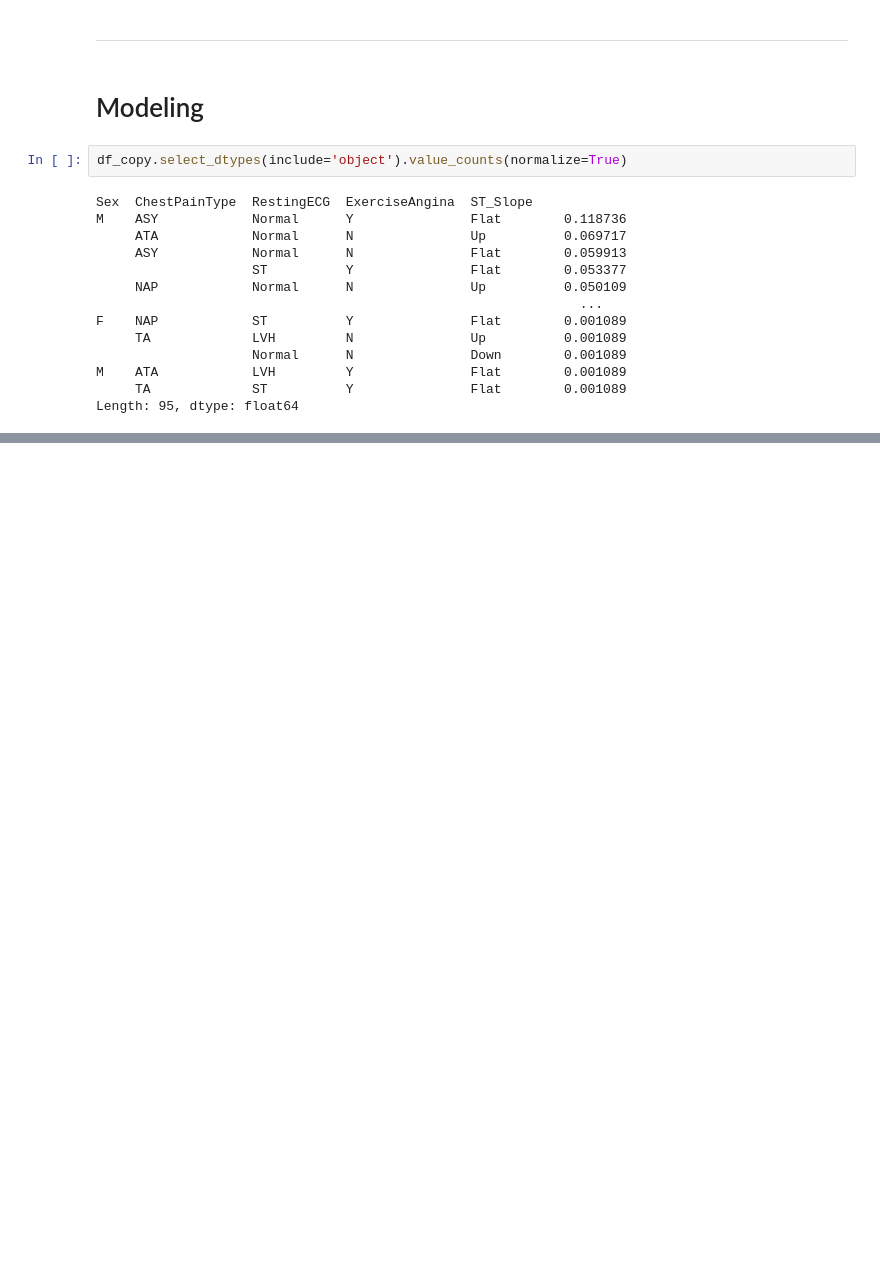
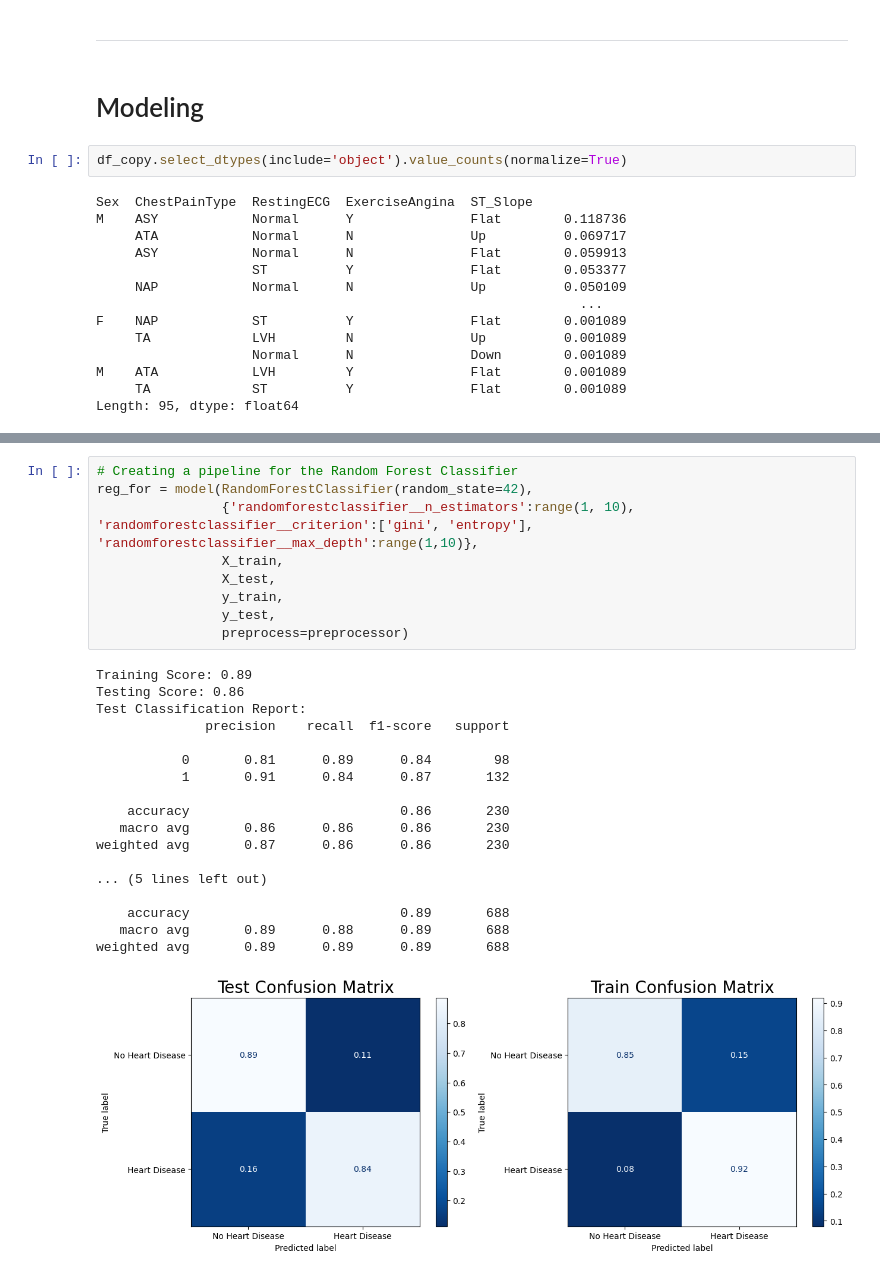
Before and after one commit to zeekwired/Project-2, a Jupyter notebook: Project 2.ipynb, the cells around one changed output, grey strips where cells are left out. Saved outputs shown, nothing was run; the diff lists cells and outputs as text; blank space fills up the shorter version.

```diff
--- a/Project 2.ipynb
+++ b/Project 2.ipynb
@@ -383,0 +432,28 @@ weighted avg       0.87      0.87      0.87       688
+# %%
+# Creating a pipeline for the Random Forest Classifier
+reg_for = model(RandomForestClassifier(random_state=42),
+                {'randomforestclassifier__n_estimators':range(1, 10), 'randomforestclassifier__criterion':['gini', 'entropy'], 'randomforestclassifier__max_depth':range(1,10)},
+                X_train,
+                X_test,
+                y_train,
+                y_test,
+                preprocess=preprocessor)
+# %% [output]
+Training Score: 0.89
+Testing Score: 0.86
+Test Classification Report:
+              precision    recall  f1-score   support
+
+           0       0.81      0.89      0.84        98
+           1       0.91      0.84      0.87       132
+
+    accuracy                           0.86       230
+   macro avg       0.86      0.86      0.86       230
+weighted avg       0.87      0.86      0.86       230
+
+... (5 lines left out)
+
+    accuracy                           0.89       688
+   macro avg       0.89      0.88      0.89       688
+weighted avg       0.89      0.89      0.89       688
+[figure, added]
```
Also changed, not shown: parts of 14 cells of this notebook.
